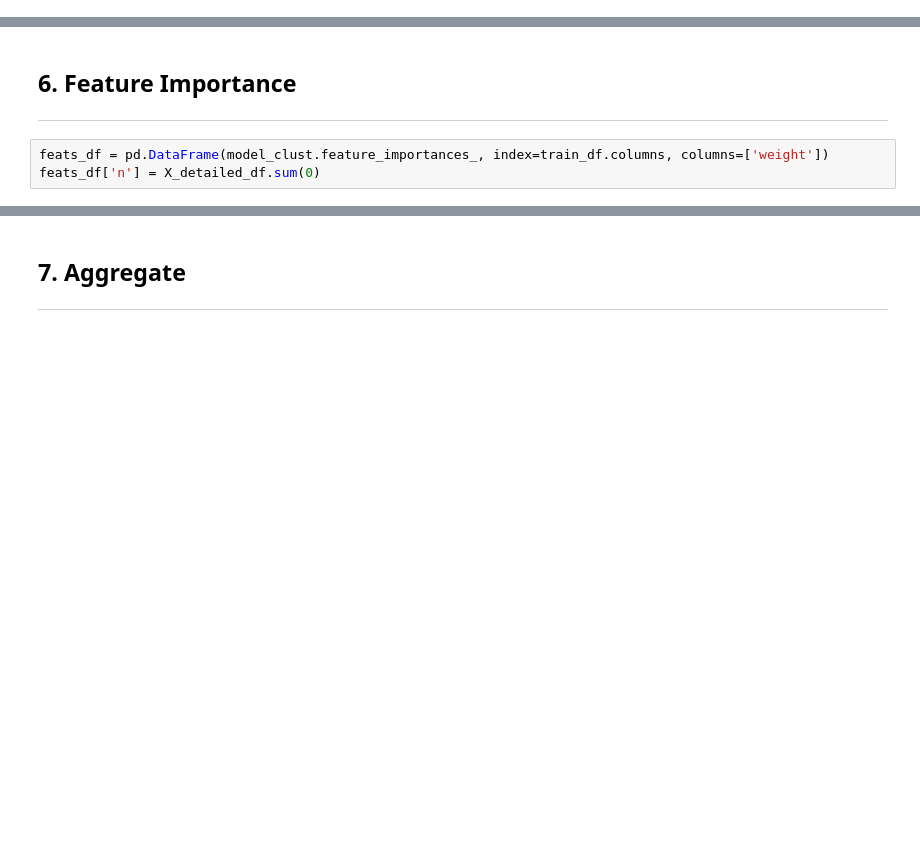
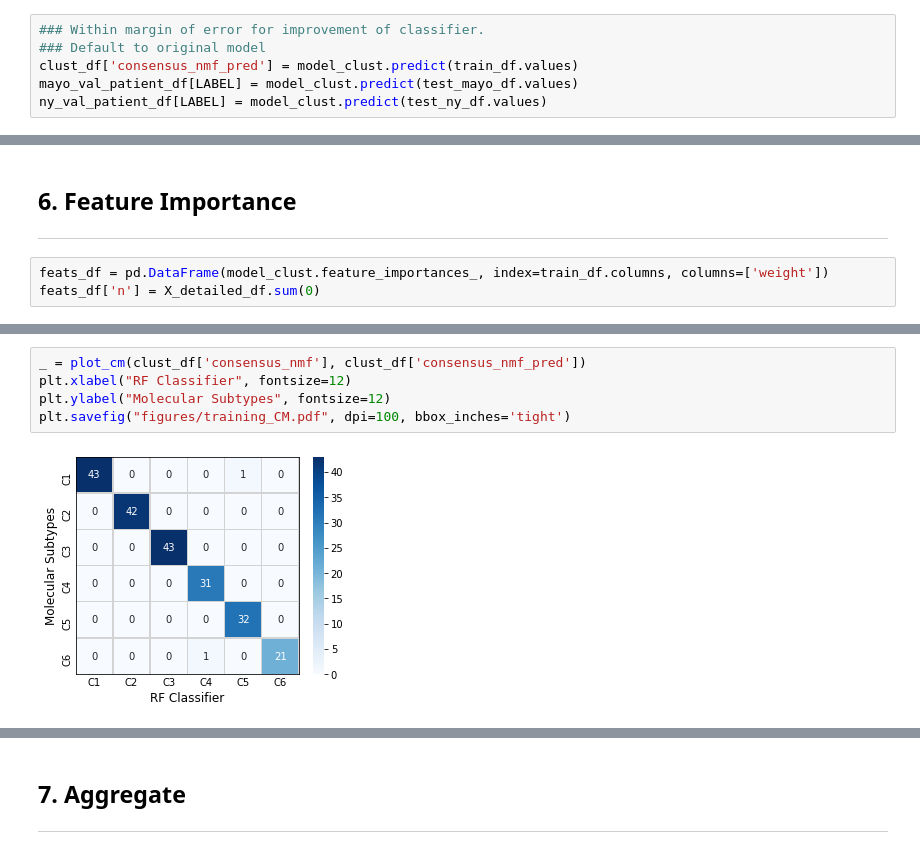
Before and after one commit to getzlab/SMM_clustering_2020, a Jupyter notebook: Fig3/1_clinical_classifier.ipynb, the cells around one changed output, grey strips where cells are left out. Drawn from its saved outputs; the diff is of its cells as text; blank space fills up the shorter version.

```diff
--- a/Fig3/1_clinical_classifier.ipynb
+++ b/Fig3/1_clinical_classifier.ipynb
@@ -323,0 +460,6 @@ DFCI Training Accuracy: 0.932 (0.035)
+# %%
+### Within margin of error for improvement of classifier.
+### Default to original model
+clust_df['consensus_nmf_pred'] = model_clust.predict(train_df.values)
+mayo_val_patient_df[LABEL] = model_clust.predict(test_mayo_df.values)
+ny_val_patient_df[LABEL] = model_clust.predict(test_ny_df.values)
@@ -396,0 +624,7 @@ plt.savefig("figures/SX_RF_feat_importance.pdf", dpi=100, bbox_inches='tight')
+# %%
+_ = plot_cm(clust_df['consensus_nmf'], clust_df['consensus_nmf_pred'])
+plt.xlabel("RF Classifier", fontsize=12)
+plt.ylabel("Molecular Subtypes", fontsize=12)
+plt.savefig("figures/training_CM.pdf", dpi=100, bbox_inches='tight')
+# %% [output]
+[figure, added]
```
Also changed, not shown: parts of 25 cells of this notebook, 14 other files.
